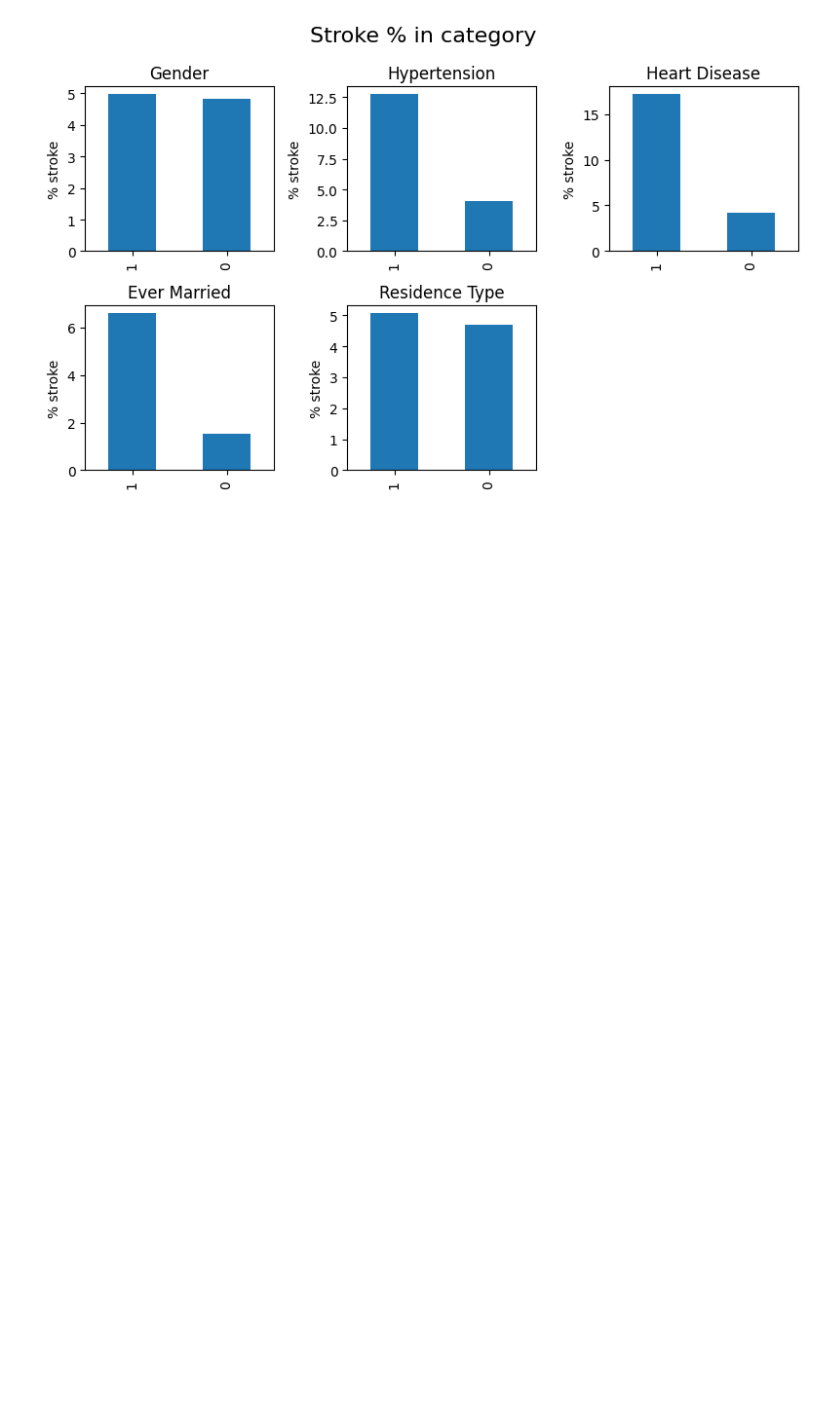
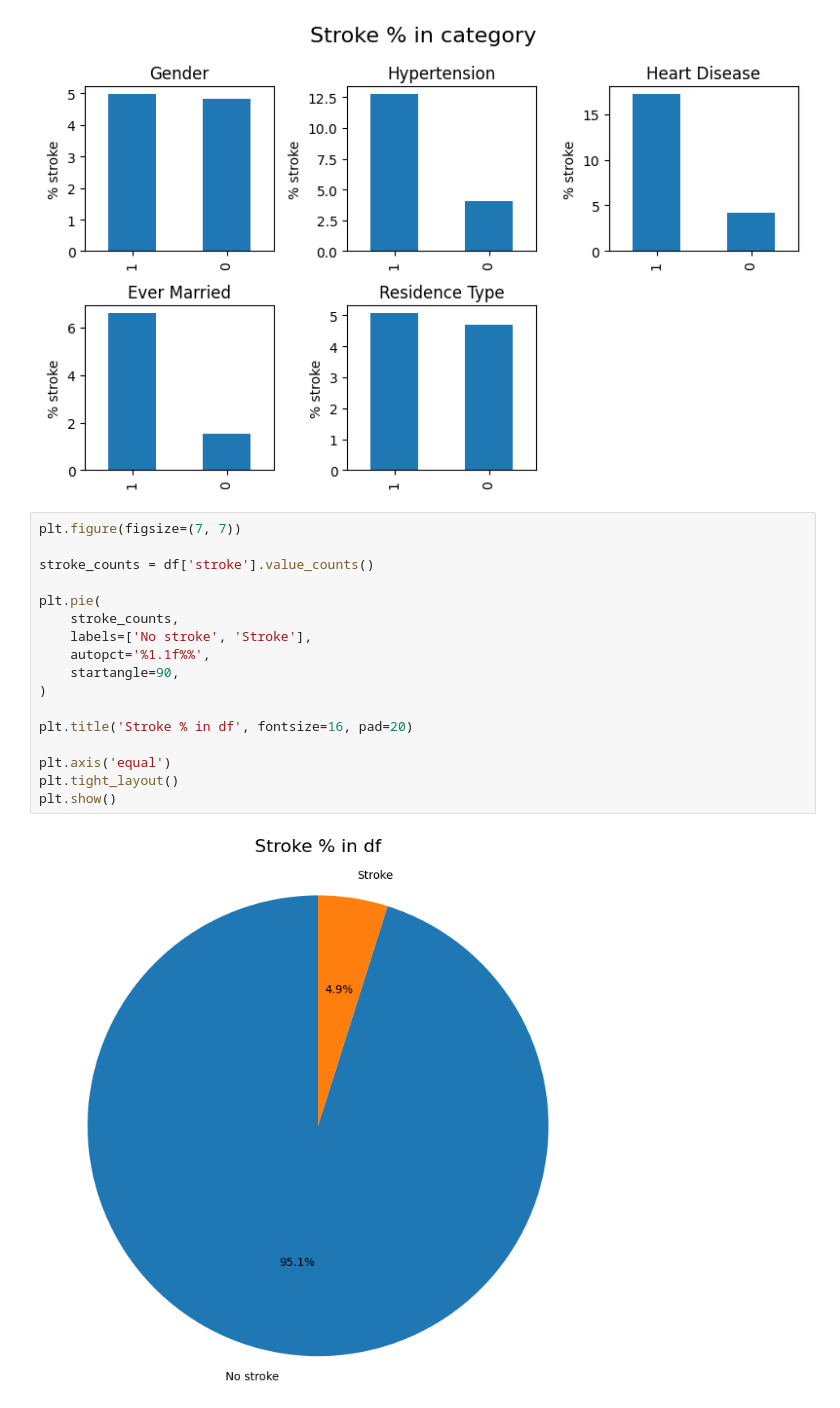
Before and after one commit to ML-engineering-Freelancerroma/healthcare-stroke, a Jupyter notebook: feat_prepare.ipynb, the cells around one changed output. Saved outputs shown, nothing was run; the diff lists cells and outputs as text; blank space fills up the shorter version.

```diff
--- a/feat_prepare.ipynb
+++ b/feat_prepare.ipynb
@@ -248,3 +248,22 @@ plt.tight_layout()
 plt.show()
 # %% [output]
 [figure]
+# %%
+plt.figure(figsize=(7, 7))
+
+stroke_counts = df['stroke'].value_counts()
+
+plt.pie(
+    stroke_counts,
+    labels=['No stroke', 'Stroke'],
+    autopct='%1.1f%%',
+    startangle=90,
+)
+
+plt.title('Stroke % in df', fontsize=16, pad=20)
+
+plt.axis('equal')
+plt.tight_layout()
+plt.show()
+# %% [output]
+[figure, added]
```
